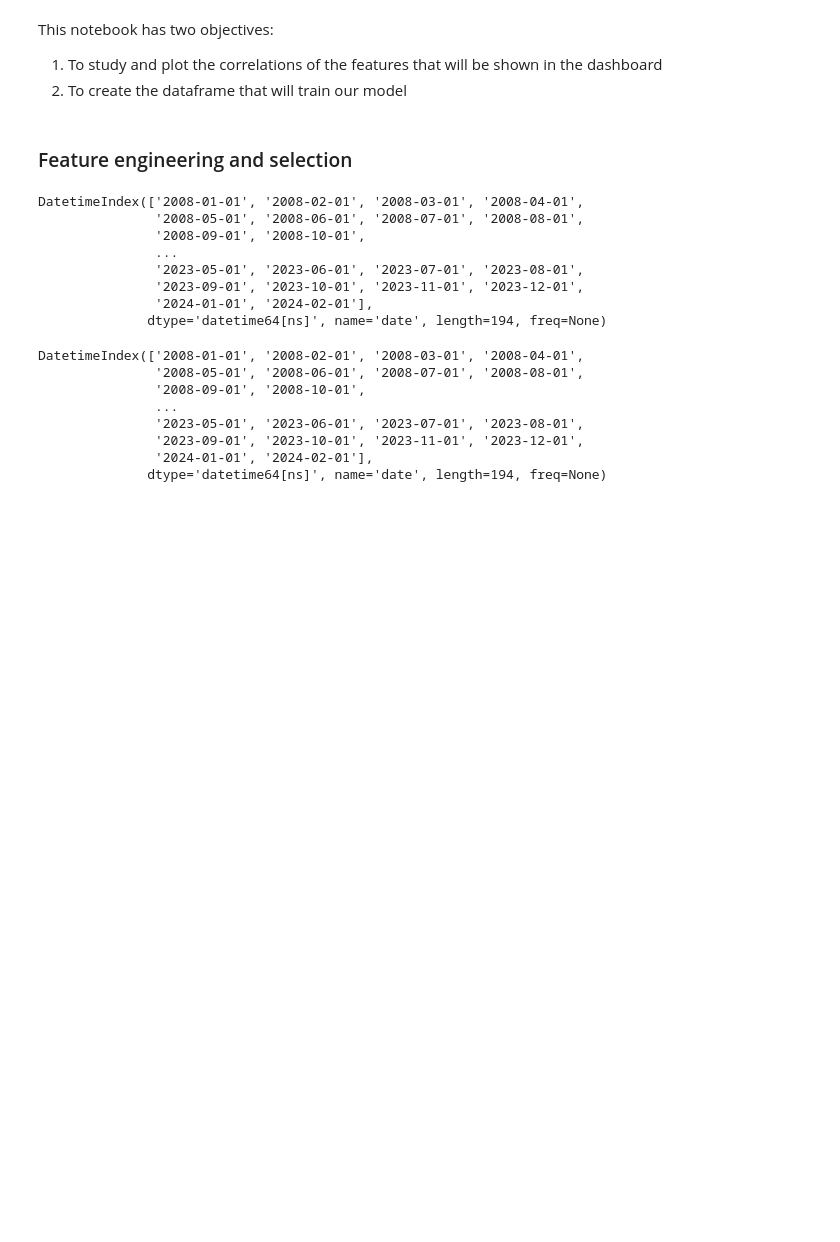
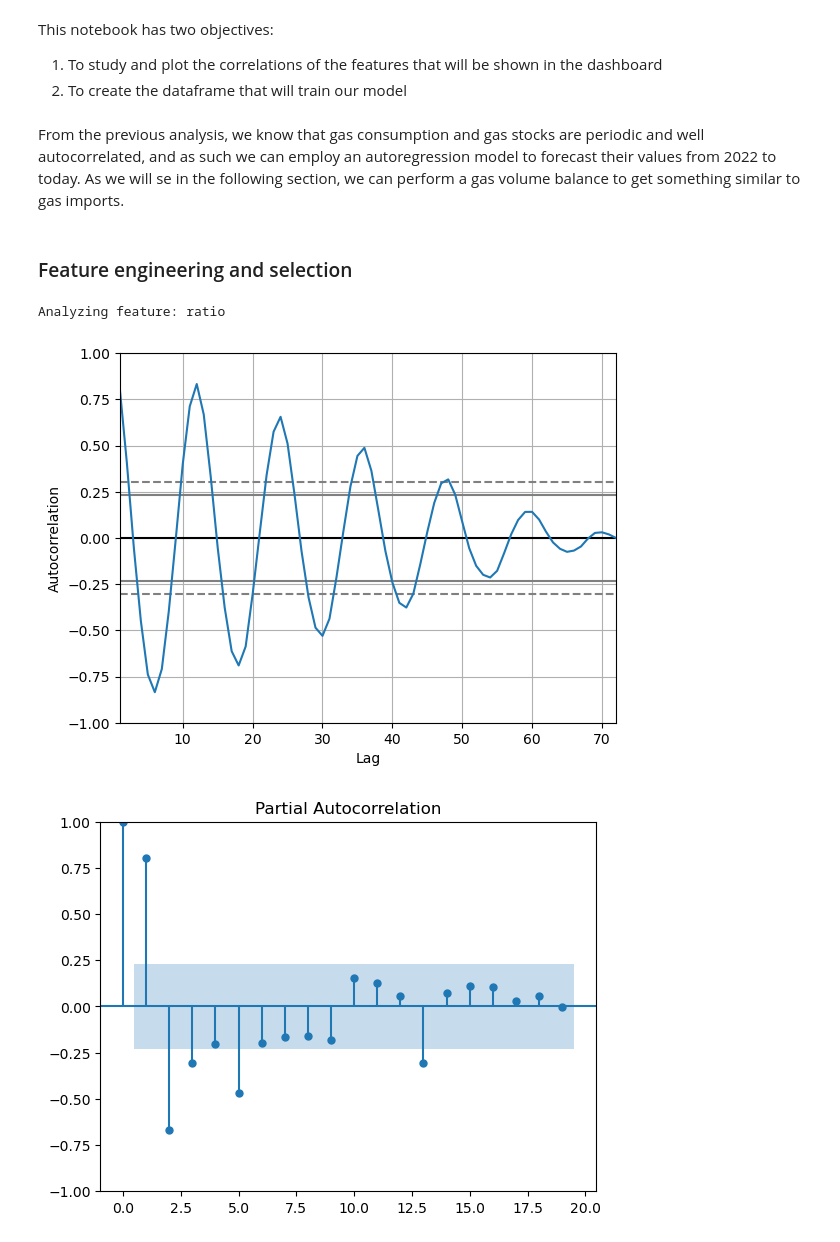
Before and after one commit to gaya22/Project_3_SEne, a Jupyter notebook: 04_feature_selection.ipynb, the cells around one changed output. Drawn from its saved outputs; the diff is of its cells as text; code cells hidden in the pictures; blank space fills up the shorter version.

```diff
--- a/04_feature_selection.ipynb
+++ b/04_feature_selection.ipynb
@@ -9,27 +9,36 @@ import pandas as pd
 import numpy as np
 import matplotlib.pyplot as plt
 import seaborn as sb
+# %% [markdown]
+From the previous analysis, we know that gas consumption and gas stocks are periodic and well autocorrelated, and as such we can employ an autoregression model to forecast their values from 2022 to today. As we will se in the following section, we can perform a gas volume balance to get something similar to gas imports.
 # %% [markdown]
 ### Feature engineering and selection
-# %%
-pd.to_datetime(dfIT.index, format='%Y-%m-%d')
-# %% [output]
-DatetimeIndex(['2008-01-01', '2008-02-01', '2008-03-01', '2008-04-01',
-               '2008-05-01', '2008-06-01', '2008-07-01', '2008-08-01',
-               '2008-09-01', '2008-10-01',
-               ...
-               '2023-05-01', '2023-06-01', '2023-07-01', '2023-08-01',
-               '2023-09-01', '2023-10-01', '2023-11-01', '2023-12-01',
-               '2024-01-01', '2024-02-01'],
-              dtype='datetime64[ns]', name='date', length=194, freq=None)
-# %%
-dfIT.index
-# %% [output]
-DatetimeIndex(['2008-01-01', '2008-02-01', '2008-03-01', '2008-04-01',
-               '2008-05-01', '2008-06-01', '2008-07-01', '2008-08-01',
-               '2008-09-01', '2008-10-01',
-               ...
-               '2023-05-01', '2023-06-01', '2023-07-01', '2023-08-01',
-               '2023-09-01', '2023-10-01', '2023-11-01', '2023-12-01',
-               '2024-01-01', '2024-02-01'],
-              dtype='datetime64[ns]', name='date', length=194, freq=None)
+# %%
+dfIT = pd.read_csv('Data_03.csv')
+dfIT=dfIT.set_index('date')
+dfIT.index=pd.to_datetime(dfIT.index, format='%Y-%m-%d')
+
+#The idea behind the next feature is: 'ratio' looks periodic, if it can be autocorrelated, then we have a good candidate for the forecasting!
+dfIT['ratio'] = dfIT['Gas imported Mm3']/dfIT['Gas consumed Mm3']
+
+from sklearn import metrics
+from sklearn.model_selection import train_test_split
+import statsmodels.api as sm
+from pandas.plotting import autocorrelation_plot
+from statsmodels.graphics.tsaplots import plot_pacf
+from statsmodels.tsa.ar_model import AutoReg
+
+plotter = dfIT.loc[(dfIT.loc[:,'ratio'].notna()) & (dfIT.index < '2020-01-01'),'ratio']
+print('Analyzing feature: ' + plotter.name)
+
+#autocorrelation
+autocorrelation_plot(plotter)
+plt.show()
+
+#Partial autocorrelation
+plot_pacf(plotter)
+plt.show()
+# %% [output]
+Analyzing feature: ratio
+[figure, added]
+[figure, added]
```
Also changed, not shown: parts of 6 cells of this notebook, 5 other files.
